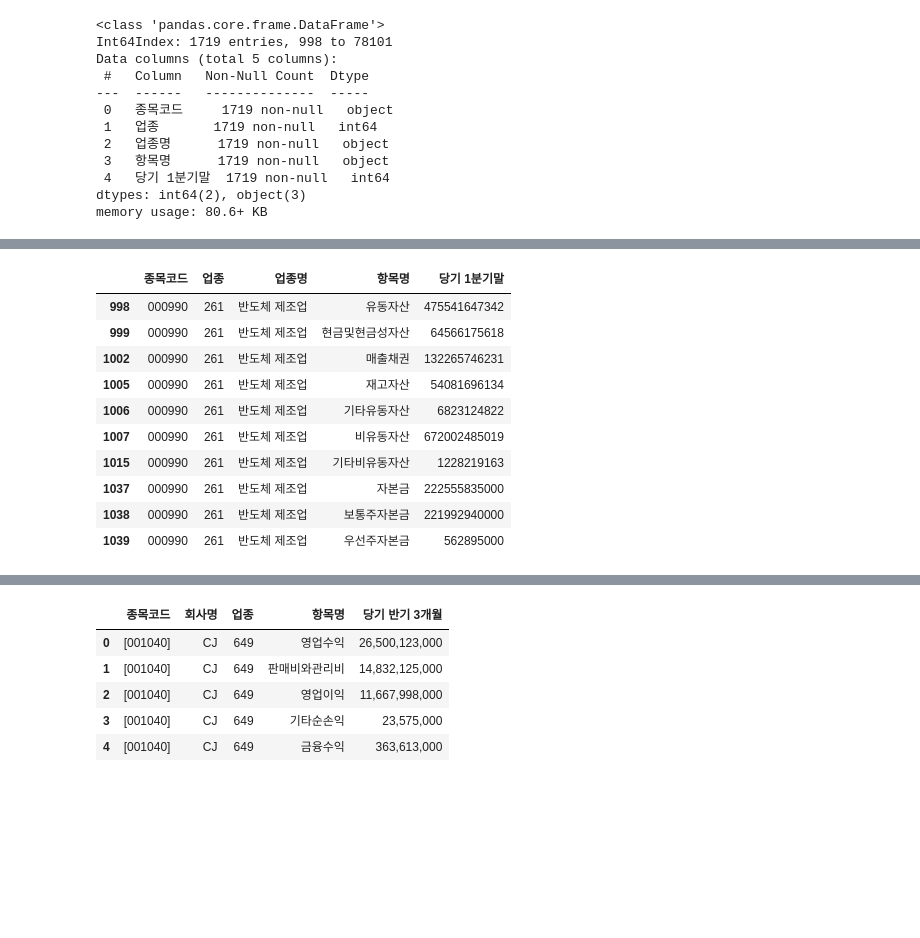
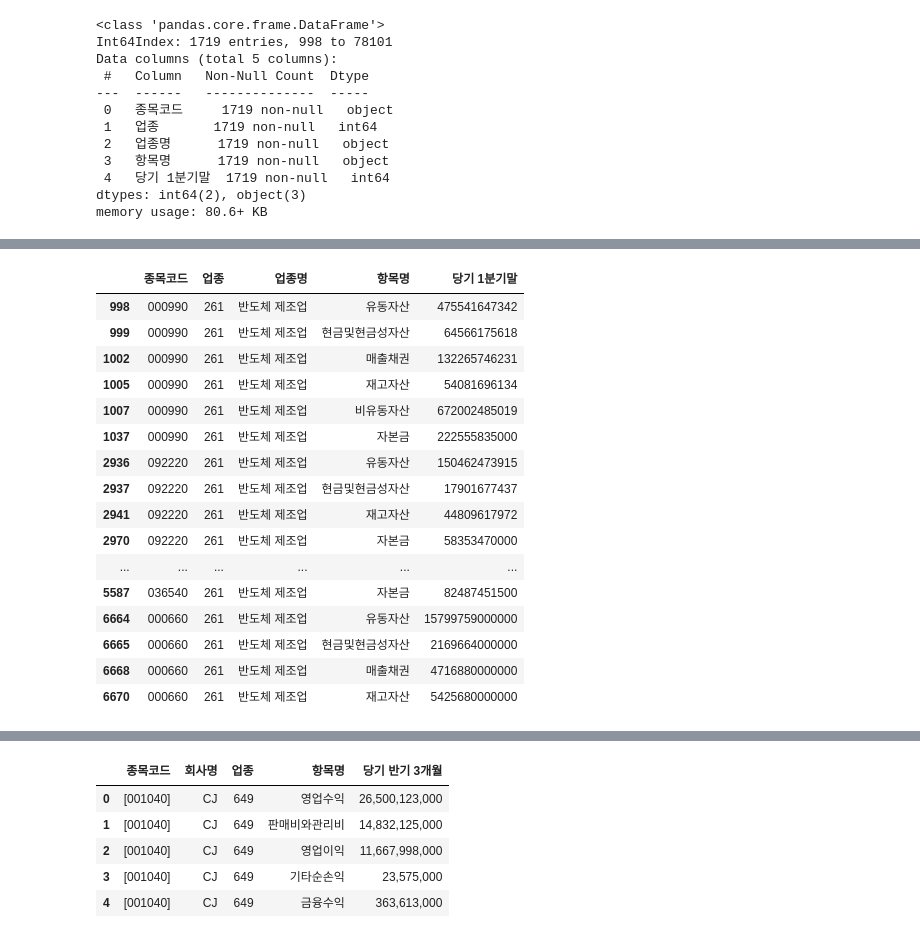
Before and after one commit to saemsaemoo/Data_Analysis, a Jupyter notebook: 01.데이터분석/21.재무제표분석.ipynb, the cells around one changed output, grey strips where cells are left out. Cells and saved outputs as stored; diff of their text form; code cells hidden in the pictures; blank space fills up the shorter version.

```diff
--- a/01.데이터분석/21.재무제표분석.ipynb
+++ b/01.데이터분석/21.재무제표분석.ipynb
@@ -108,3 +108,7 @@ Data columns (total 5 columns):
  4   당기 1분기말  1719 non-null   int64
 dtypes: int64(2), object(3)
 memory usage: 80.6+ KB
+# %%
+# 로마 숫자 등등이 포함돼서 그런 거 다 빼고 한글만 추출
+df2['항목명'] = df2['항목명'].str.replace('[^ㄱ-ㅎㅏ-ㅣ가-힣 ]', '')
+df2.head()
@@ -111,21 +122,37 @@ memory usage: 80.6+ KB
 # %%
-asset_mask = df2['항목명'].str.contains('유동자산')
-money_mask = df2['항목명'].str.contains('현금및현금성자산')
-acc_receivable_mask = df2['항목명'].str.contains('매출채권')
-ivt_mask = df2['항목명'] .str.contains('재고자산')
-nonivt_mask = df2['항목명'] .str.contains('비유동자산')
-capital_mask = df2['항목명'] .str.contains('자본금')
+# asset_mask = df2['항목명'].str.contains('유동자산')
+# money_mask = df2['항목명'].str.contains('현금및현금성자산')
+# acc_receivable_mask = df2['항목명'].str.contains('매출채권')
+# ivt_mask = df2['항목명'] .str.contains('재고자산')
+# nonivt_mask = df2['항목명'] .str.contains('비유동자산')
+# capital_mask = df2['항목명'] .str.contains('자본금')
+# 이거 쓰면 기타유동자산도 떠서 안됨
+
+asset_mask = df2['항목명'] == '유동자산'
+money_mask = df2['항목명'] == '현금및현금성자산'
+acc_receivable_mask = df2['항목명'] == '매출채권'
+ivt_mask = df2['항목명'] == '재고자산'
+nonivt_mask = df2['항목명'] == '비유동자산'
+capital_mask = df2['항목명'] == '자본금'
+
+
 df_flow2 = df2.loc[asset_mask|money_mask|acc_receivable_mask|ivt_mask|nonivt_mask|capital_mask]
 df_flow2.head(20)
 # %% [output]
 |  | 종목코드 | 업종 | 업종명 | 항목명 | 당기 1분기말 |
 | 998 | 000990 | 261 | 반도체 제조업 | 유동자산 | 475541647342 |
 | 999 | 000990 | 261 | 반도체 제조업 | 현금및현금성자산 | 64566175618 |
 | 1002 | 000990 | 261 | 반도체 제조업 | 매출채권 | 132265746231 |
 | 1005 | 000990 | 261 | 반도체 제조업 | 재고자산 | 54081696134 |
-| 1006 | 000990 | 261 | 반도체 제조업 | 기타유동자산 | 6823124822 |
 | 1007 | 000990 | 261 | 반도체 제조업 | 비유동자산 | 672002485019 |
-| 1015 | 000990 | 261 | 반도체 제조업 | 기타비유동자산 | 1228219163 |
 | 1037 | 000990 | 261 | 반도체 제조업 | 자본금 | 222555835000 |
-| 1038 | 000990 | 261 | 반도체 제조업 | 보통주자본금 | 221992940000 |
-| 1039 | 000990 | 261 | 반도체 제조업 | 우선주자본금 | 562895000 |
+| 2936 | 092220 | 261 | 반도체 제조업 | 유동자산 | 150462473915 |
+| 2937 | 092220 | 261 | 반도체 제조업 | 현금및현금성자산 | 17901677437 |
+| 2941 | 092220 | 261 | 반도체 제조업 | 재고자산 | 44809617972 |
+| 2970 | 092220 | 261 | 반도체 제조업 | 자본금 | 58353470000 |
+| ... | ... | ... | ... | ... | ... |
+| 5587 | 036540 | 261 | 반도체 제조업 | 자본금 | 82487451500 |
+| 6664 | 000660 | 261 | 반도체 제조업 | 유동자산 | 15799759000000 |
+| 6665 | 000660 | 261 | 반도체 제조업 | 현금및현금성자산 | 2169664000000 |
+| 6668 | 000660 | 261 | 반도체 제조업 | 매출채권 | 4716880000000 |
+| 6670 | 000660 | 261 | 반도체 제조업 | 재고자산 | 5425680000000 |
```
Also changed, not shown: parts of 3 cells of this notebook.
